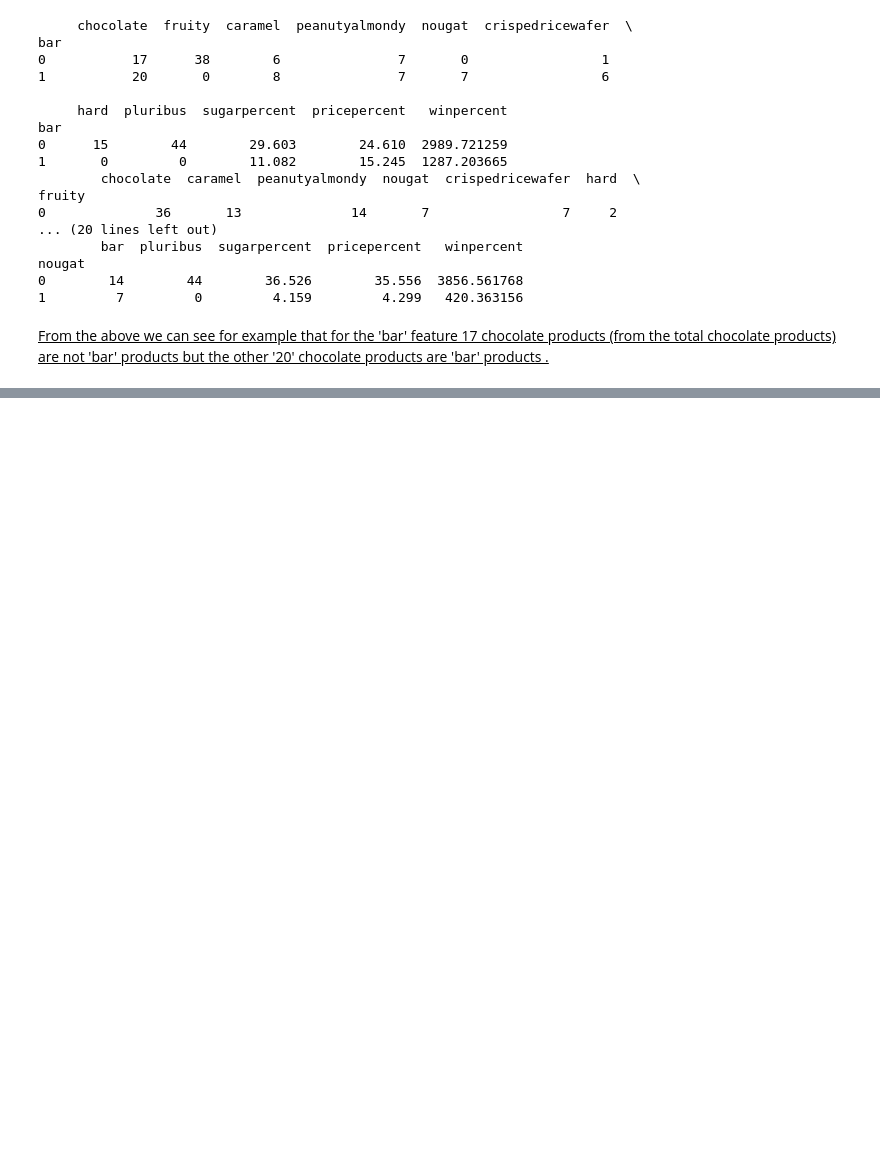
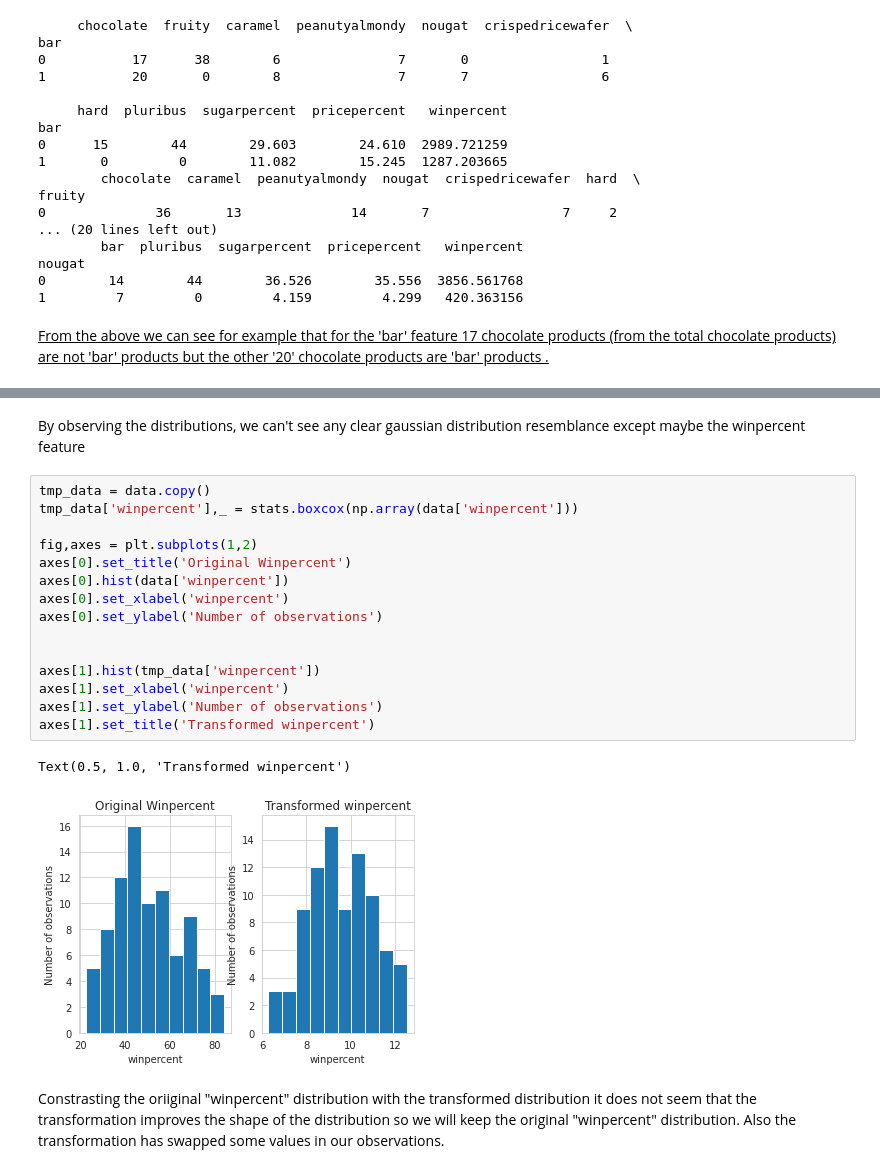
Before and after one commit to staks1/Python-Regression, a Jupyter notebook: project-candy-regression/candy-regression.ipynb, the cells around one changed output, grey strips where cells are left out. Saved outputs shown, nothing was run; the diff lists cells and outputs as text; blank space fills up the shorter version.

```diff
--- a/project-candy-regression/candy-regression.ipynb
+++ b/project-candy-regression/candy-regression.ipynb
@@ -202,0 +239,22 @@ nougat
+# %% [markdown]
+By observing the distributions, we can't see any clear gaussian distribution resemblance except maybe the winpercent feature
+# %%
+tmp_data = data.copy()
+tmp_data['winpercent'],_ = stats.boxcox(np.array(data['winpercent']))
+
+fig,axes = plt.subplots(1,2)
+axes[0].set_title('Original Winpercent')
+axes[0].hist(data['winpercent'])
+axes[0].set_xlabel('winpercent')
+axes[0].set_ylabel('Number of observations')
+
+
+axes[1].hist(tmp_data['winpercent'])
+axes[1].set_xlabel('winpercent')
+axes[1].set_ylabel('Number of observations')
+axes[1].set_title('Transformed winpercent')
+# %% [output]
+Text(0.5, 1.0, 'Transformed winpercent')
+[figure, added]
+# %% [markdown]
+Constrasting the oriiginal "winpercent" distribution with the transformed distribution it does not seem that the transformation improves the shape of the distribution so we will keep the original "winpercent" distribution. Also the transformation has swapped some values in our observations.
```
Also changed, not shown: parts of 7 cells of this notebook.
